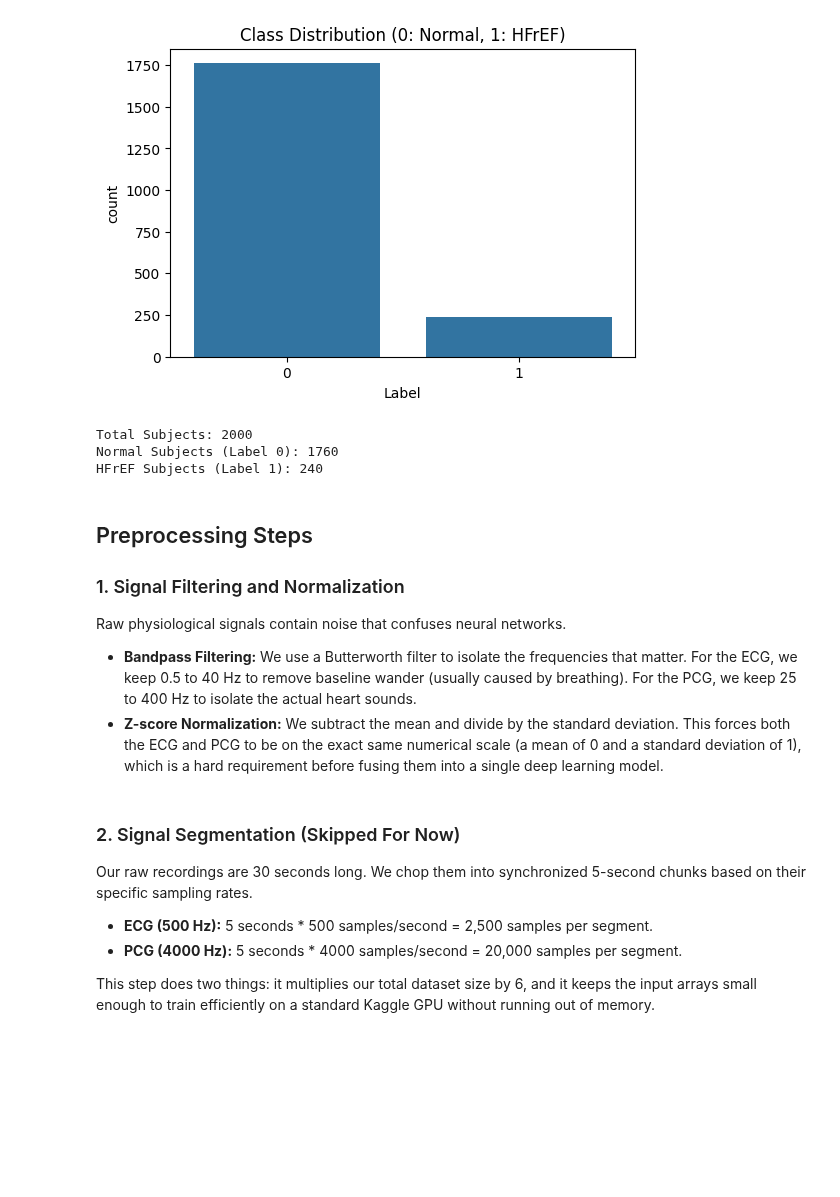
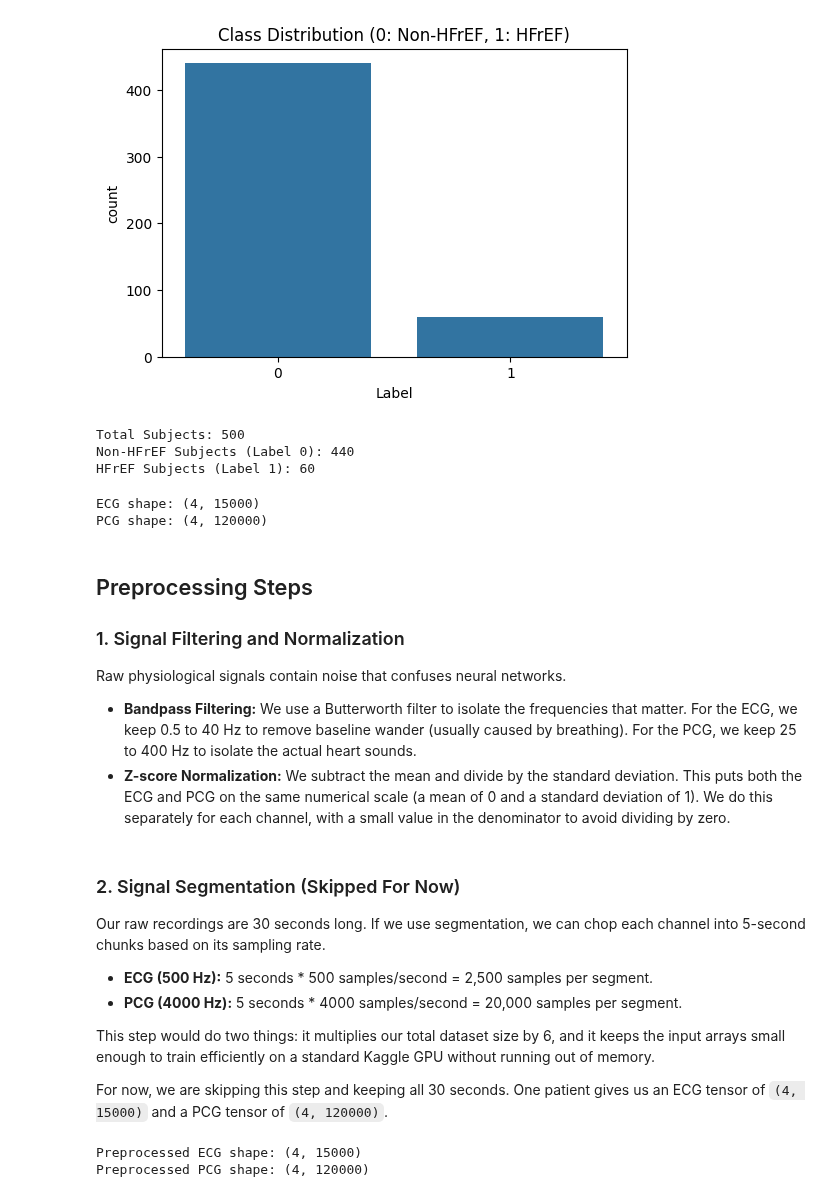
Before and after one commit to marwanelgharbawy/ecg-pcg-fusion-hfref, a Jupyter notebook: notebooks/1_preprocessing.ipynb, the cells around one changed output. Drawn from its saved outputs; the diff is of its cells as text; code cells hidden in the pictures; blank space fills up the shorter version.

```diff
--- a/notebooks/1_preprocessing.ipynb
+++ b/notebooks/1_preprocessing.ipynb
@@ -6,30 +8,32 @@ import os
 import sys
 import pandas as pd
 import numpy as np
-import librosa
 import matplotlib.pyplot as plt
 import seaborn as sns
 import torch
 from tqdm import tqdm
-from scipy.signal import butter, filtfilt, freqz
 from IPython.display import Audio, display
 
 # Importing preprocessing functions from src
-sys.path.append(os.path.abspath('..'))
-from src.preprocessing import preprocess_signals, segment_signals
+PROJECT_DIR = os.path.abspath('..') if os.path.isdir('../src') else os.path.abspath('.')
+if PROJECT_DIR not in sys.path:
+    sys.path.append(PROJECT_DIR)
+from src.preprocessing import (
+    preprocess_signals, segment_signals, load_raw_metadata,
+    build_patient_metadata, load_patient_signals, preprocess_dataset,
+    CHANNEL_ORDER, CHANNEL_ORDER_STRING, ECG_FS, PCG_FS, ECG_SAMPLES, PCG_SAMPLES,
+)
+from src.data_loader import ProcessedCardioDataset
 
 # Importing data
 
 # Set paths
-DATA_DIR = '../data/raw/HFrEF_5_folds'
+RAW_DIR = os.path.join(PROJECT_DIR, 'data/raw')
+DATA_DIR = os.path.join(RAW_DIR, 'HFrEF_5_folds')
 
-# Concatenate all 5 fold label files
-label_files = [os.path.join(DATA_DIR, f'fold_{i}_label.csv') for i in range(5)]
-df = pd.concat((pd.read_csv(f, header=None, names=['Subject_ID', 'LVEF']) for f in label_files), ignore_index=True)
+# read all 5 fold label files, and the separate test labels
+# the function also calculates HFrEF labels: LVEF <= 0.4 is Label 1
+records_df, test_records_df = load_raw_metadata(RAW_DIR)
 
-# Calculate HFrEF Labels
-# - less than or equal to 40% LVEF is considered HFrEF
-df['Label'] = (df['LVEF'] <= 0.4).astype(int)
-
-print(df.head()) # preview
+print(records_df.head()) # preview
 # %% [output]
@@ -41,0 +68,7 @@ print(df.head()) # preview
+# %%
+# group the recordings by Patient_ID
+df = build_patient_metadata(records_df)
+
+print(f"Total recordings: {len(records_df)}")
+print(f"Total patients after grouping: {len(df)}")
+print(df[['Patient_ID', 'LVEF', 'Label', 'Fold', 'Channel_Order']].head())
@@ -42,18 +84,18 @@ print(df.head()) # preview
 # %%
-# Check the exact imbalance
+# Check the exact imbalance (counting patients now)
 plt.figure(figsize=(6, 4))
 sns.countplot(data=df, x='Label')
-plt.title('Class Distribution (0: Normal, 1: HFrEF)')
+plt.title('Class Distribution (0: Non-HFrEF, 1: HFrEF)')
 plt.show()
 
 print(f"Total Subjects: {len(df)}")
-print(f"Normal Subjects (Label 0): {len(df[df['Label'] == 0])}")
+print(f"Non-HFrEF Subjects (Label 0): {len(df[df['Label'] == 0])}")
 print(f"HFrEF Subjects (Label 1): {df['Label'].sum()}")
 # %% [output]
-[figure, old version]
+[figure, new version]
-Total Subjects: 2000
-Normal Subjects (Label 0): 1760
-HFrEF Subjects (Label 1): 240
+Total Subjects: 500
+Non-HFrEF Subjects (Label 0): 440
+HFrEF Subjects (Label 1): 60
 # %%
 # find the ECG and PCG paths by searching through the fold directories
 def get_signal_paths(record_id, base_dir=DATA_DIR):
@@ -68,32 +110,44 @@ def get_signal_paths(record_id, base_dir=DATA_DIR):
 
     raise FileNotFoundError(f"Files for record {record_id} not found.")
 
-# get the first record from the dataframe to test
-sample_record = df['Subject_ID'].iloc[0]
-ecg_file, pcg_file = get_signal_paths(sample_record)
+# get the first patient from the dataframe to test
+sample_patient = df.iloc[0]
 
-# load the signals at their correct sampling rates
-ecg_sig, ecg_sr = librosa.load(ecg_file, sr=500)
-pcg_sig, pcg_sr = librosa.load(pcg_file, sr=4000)
+# load all 4 channels at their correct sampling rates
+ecg_sig, pcg_sig = load_patient_signals(sample_patient)
+
+print(f"ECG shape: {ecg_sig.shape}")  # (4, 15000)
+print(f"PCG shape: {pcg_sig.shape}")  # (4, 120000)
+# %% [output]
+ECG shape: (4, 15000)
+PCG shape: (4, 120000)
 # %% [markdown]
 ## Preprocessing Steps
 
 ### 1. Signal Filtering and Normalization
 Raw physiological signals contain noise that confuses neural networks.
 * **Bandpass Filtering:** We use a Butterworth filter to isolate the frequencies that matter. For the ECG, we keep 0.5 to 40 Hz to remove baseline wander (usually caused by breathing). For the PCG, we keep 25 to 400 Hz to isolate the actual heart sounds.
-* **Z-score Normalization:** We subtract the mean and divide by the standard deviation. This forces both the ECG and PCG to be on the exact same numerical scale (a mean of 0 and a standard deviation of 1), which is a hard requirement before fusing them into a single deep learning model.
+* **Z-score Normalization:** We subtract the mean and divide by the standard deviation. This puts both the ECG and PCG on the same numerical scale (a mean of 0 and a standard deviation of 1). We do this separately for each channel, with a small value in the denominator to avoid dividing by zero.
 # %% [markdown]
 ### 2. Signal Segmentation (Skipped For Now)
-Our raw recordings are 30 seconds long. We chop them into synchronized 5-second chunks based on their specific sampling rates.
+Our raw recordings are 30 seconds long. If we use segmentation, we can chop each channel into 5-second chunks based on its sampling rate.
 * **ECG (500 Hz):** 5 seconds * 500 samples/second = 2,500 samples per segment.
 * **PCG (4000 Hz):** 5 seconds * 4000 samples/second = 20,000 samples per segment.
 
-This step does two things: it multiplies our total dataset size by 6, and it keeps the input arrays small enough to train efficiently on a standard Kaggle GPU without running out of memory.
+This step would do two things: it multiplies our total dataset size by 6, and it keeps the input arrays small enough to train efficiently on a standard Kaggle GPU without running out of memory.
+
+For now, we are skipping this step and keeping all 30 seconds. One patient gives us an ECG tensor of `(4, 15000)` and a PCG tensor of `(4, 120000)`.
 # %%
 ecg_clean, pcg_clean = preprocess_signals(ecg_sig, pcg_sig)
 # ecg_segments, pcg_segments = segment_signals(ecg_clean, pcg_clean, segment_length_sec=5)
 
 # print(f"Original length: 30 seconds")
 # print(f"Created {len(ecg_segments)} synchronized segments of 5 seconds each.")
+
+print(f"Preprocessed ECG shape: {ecg_clean.shape}")
+print(f"Preprocessed PCG shape: {pcg_clean.shape}")
+# %% [output]
+Preprocessed ECG shape: (4, 15000)
+Preprocessed PCG shape: (4, 120000)
 # %% [markdown]
 ### 3. Extracting and Saving to Disk (PyTorch Tensors)
```
Also changed, not shown: parts of 16 cells of this notebook, 8 other files.
